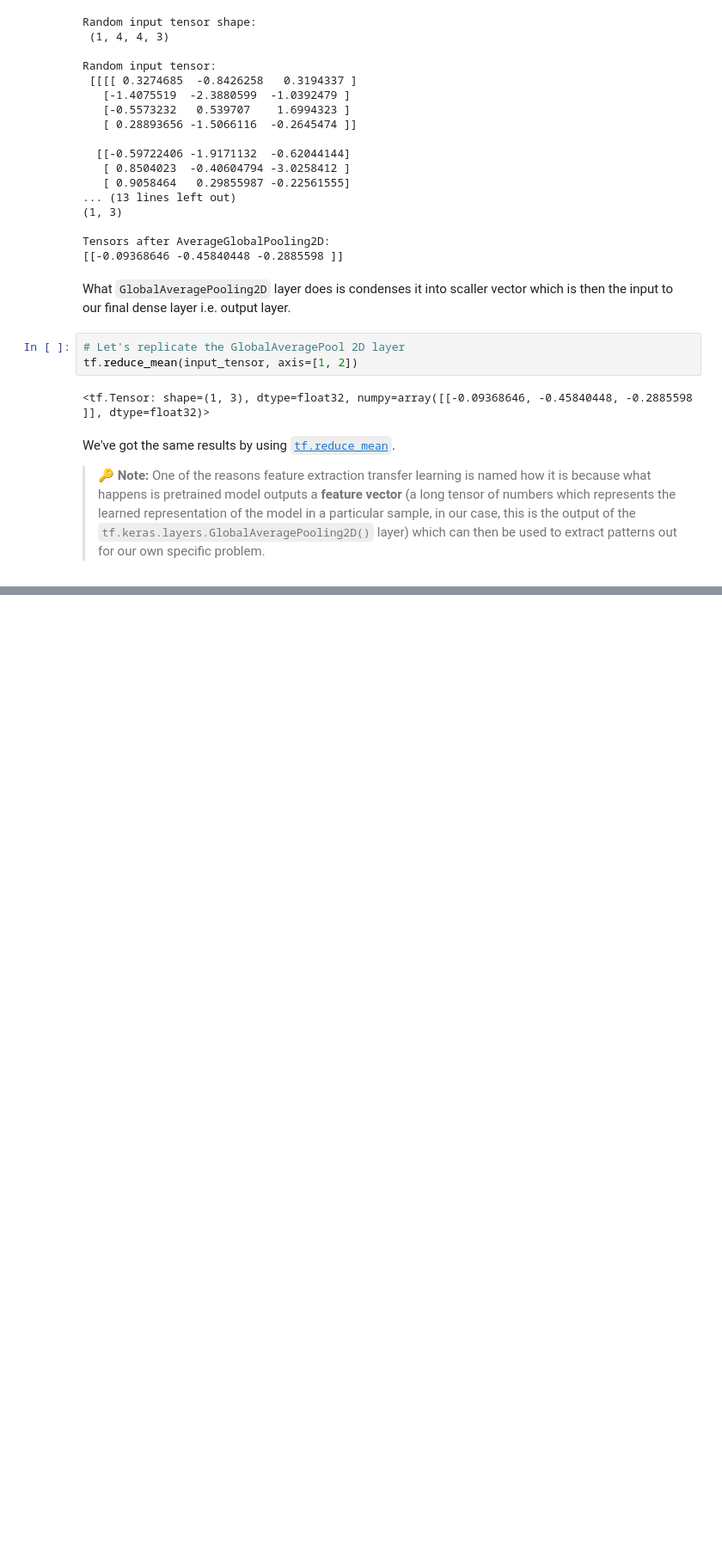
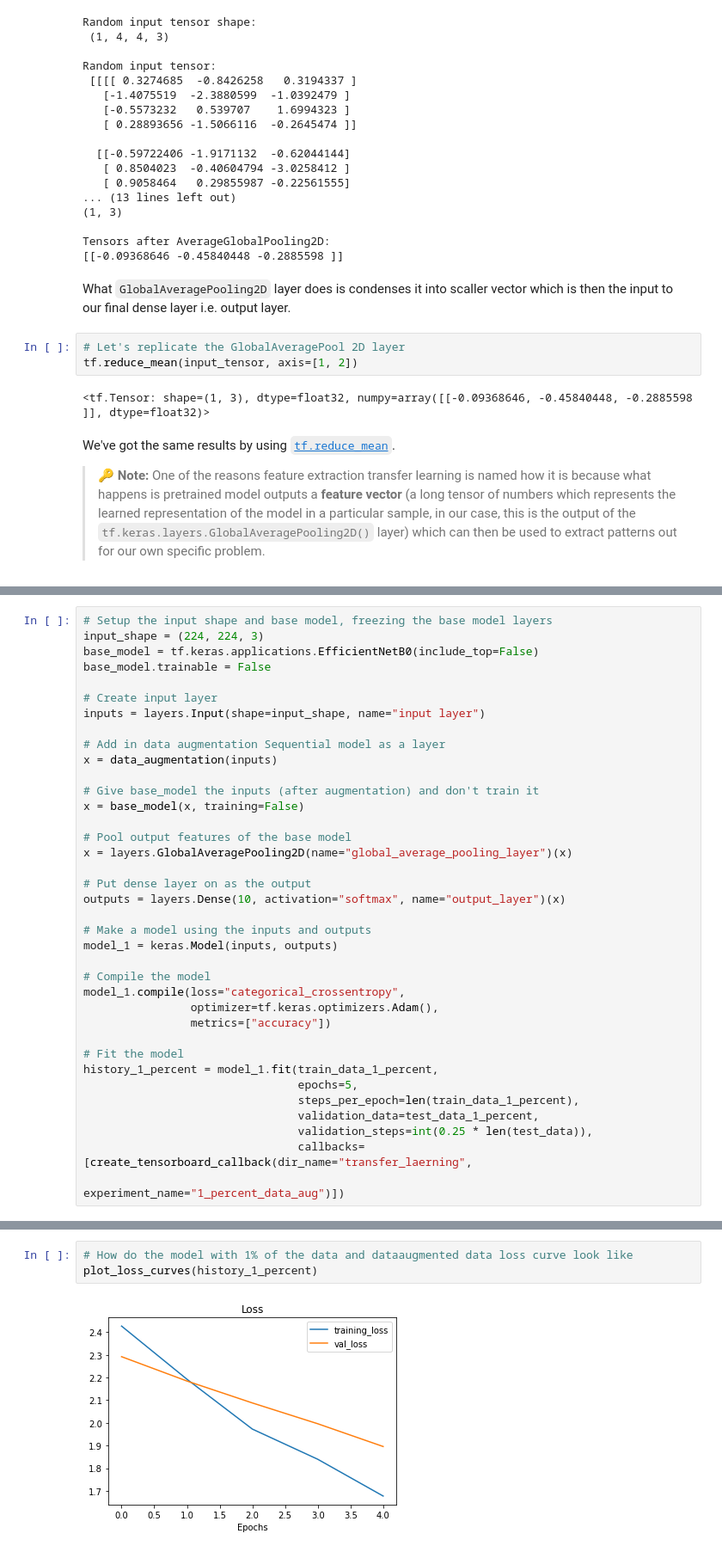
Before and after one commit to ShahZebYousafzai/Deep-Learning-Basics, a Jupyter notebook: 6_Transfer_Learning(FineTuning).ipynb, the cells around one changed output, grey strips where cells are left out. Shown: that part at 86% size. Cells and saved outputs as stored; diff of their text form; blank space fills up the shorter version.

```diff
--- a/6_Transfer_Learning(FineTuning).ipynb
+++ b/6_Transfer_Learning(FineTuning).ipynb
@@ -417,0 +543,37 @@ We've got the same results by using [`tf.reduce_mean`](https://www.tensorflow.or
+# %%
+# Setup the input shape and base model, freezing the base model layers
+input_shape = (224, 224, 3)
+base_model = tf.keras.applications.EfficientNetB0(include_top=False)
+base_model.trainable = False
+
+# Create input layer
+inputs = layers.Input(shape=input_shape, name="input layer")
+
+# Add in data augmentation Sequential model as a layer
+x = data_augmentation(inputs)
+
+# Give base_model the inputs (after augmentation) and don't train it
+x = base_model(x, training=False)
+
+# Pool output features of the base model
+x = layers.GlobalAveragePooling2D(name="global_average_pooling_layer")(x)
+
+# Put dense layer on as the output
+outputs = layers.Dense(10, activation="softmax", name="output_layer")(x)
+
+# Make a model using the inputs and outputs
+model_1 = keras.Model(inputs, outputs)
+
+# Compile the model
+model_1.compile(loss="categorical_crossentropy",
+                optimizer=tf.keras.optimizers.Adam(),
+                metrics=["accuracy"])
+
+# Fit the model
+history_1_percent = model_1.fit(train_data_1_percent,
+                                epochs=5,
+                                steps_per_epoch=len(train_data_1_percent),
+                                validation_data=test_data_1_percent,
+                                validation_steps=int(0.25 * len(test_data)),
+                                callbacks=[create_tensorboard_callback(dir_name="transfer_laerning",
+                                                                        experiment_name="1_percent_data_aug")])
@@ -417,0 +621,5 @@ We've got the same results by using [`tf.reduce_mean`](https://www.tensorflow.or
+# %%
+# How do the model with 1% of the data and dataaugmented data loss curve look like
+plot_loss_curves(history_1_percent)
+# %% [output]
+[figure, added]
```
Also changed, not shown: parts of 44 cells of this notebook.
